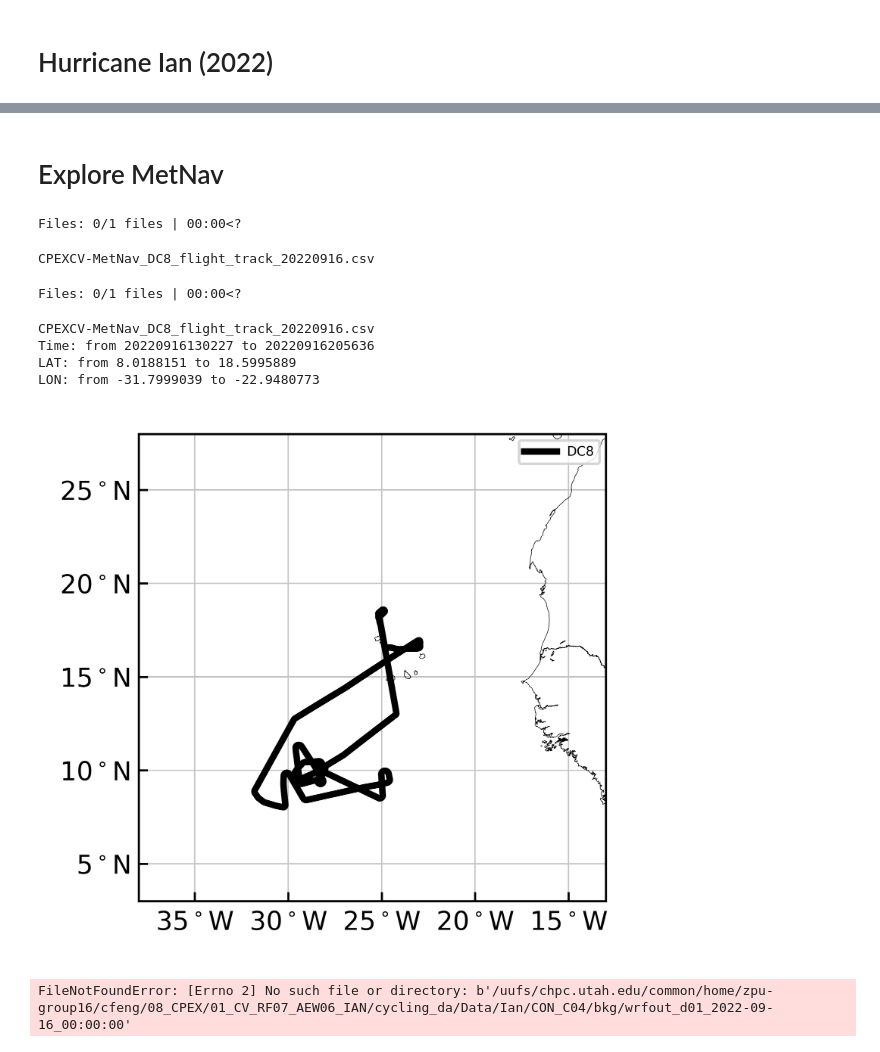
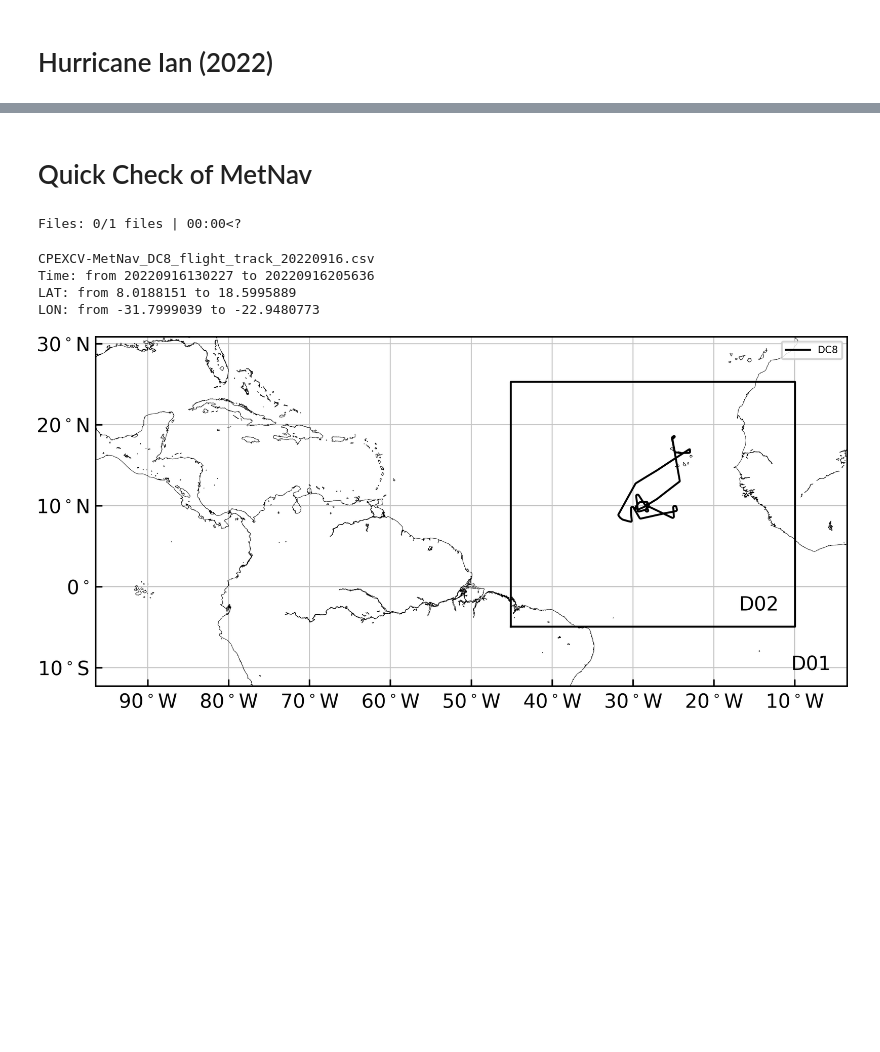
Before and after one commit to RoyCaitSith/climetlab-my-plugin, a Jupyter notebook: notebooks/cpex_metnav.ipynb, the cells around one changed output, grey strips where cells are left out. Cells and saved outputs as stored; diff of their text form; code cells hidden in the pictures; blank space fills up the shorter version.

```diff
--- a/notebooks/cpex_metnav.ipynb
+++ b/notebooks/cpex_metnav.ipynb
@@ -41,27 +22,29 @@ pd
 # %% [markdown]
-# Explore MetNav
+# Quick Check of MetNav
 # %%
-from data_library_cpex import attributes
-from cpex_metnav import metnav_to_csv, draw_metnav_dc8
+from cpex_metnav import metnav_to_csv
 
-(data_library_name, dir_case, case_name) = ('cpex', '/08_CPEX/01_CV_RF07_AEW06_IAN', 'Ian')
-
-metnav_to_csv(data_library_name, dir_case=dir_case, case_name=case_name)
-draw_metnav_dc8(data_library_name, dir_case=dir_case, case_name=case_name)
+metnav_to_csv(data_library_name='cpex',
+              dir_case='/08_CPEX/01_CV_RF07_AEW06_IAN',
+              case_name='Ian')
-# %% [output]
-Files: 0/1 files | 00:00<?
-CPEXCV-MetNav_DC8_flight_track_20220916.csv
-Files: 0/1 files | 00:00<?
-CPEXCV-MetNav_DC8_flight_track_20220916.csv
-Time: from 20220916130227 to 20220916205636
-LAT: from 8.0188151 to 18.5995889
-LON: from -31.7999039 to -22.9480773
-[figure, removed]
 # %%
-draw_metnav_dc8(data_library_name,
-                dir_case=dir_case,
-                case_name=case_name,
-                wrf_domain=True,
-                wrf_domain_exp_name='CON')
+from cpex_metnav import draw_metnav_dc8
+
+draw_metnav_dc8(data_library_name='cpex',
+                dir_case='/08_CPEX/01_CV_RF07_AEW06_IAN',
+                case_name='Ian',
+                wrf_domain=False)
-# %% [output]
-FileNotFoundError: [Errno 2] No such file or directory: b'/uufs/chpc.utah.edu/common/home/zpu-group16/cfeng/08_CPEX/01_CV_RF07_AEW06_IAN/cycling_da/Data/Ian/CON_C04/bkg/wrfout_d01_2022-09-16_00:00:00'
+# %%
+from cpex_metnav import draw_metnav_dc8
+
+draw_metnav_dc8(data_library_name='cpex',
+                dir_case='/08_CPEX/01_CV_RF07_AEW06_IAN',
+                case_name='Ian',
+                wrf_domain=True)
+# %% [output]
+Files: 0/1 files | 00:00<?
+CPEXCV-MetNav_DC8_flight_track_20220916.csv
+Time: from 20220916130227 to 20220916205636
+LAT: from 8.0188151 to 18.5995889
+LON: from -31.7999039 to -22.9480773
+[figure, added]
```
Also changed, not shown: parts of 1 cell of this notebook, 4 other files.
